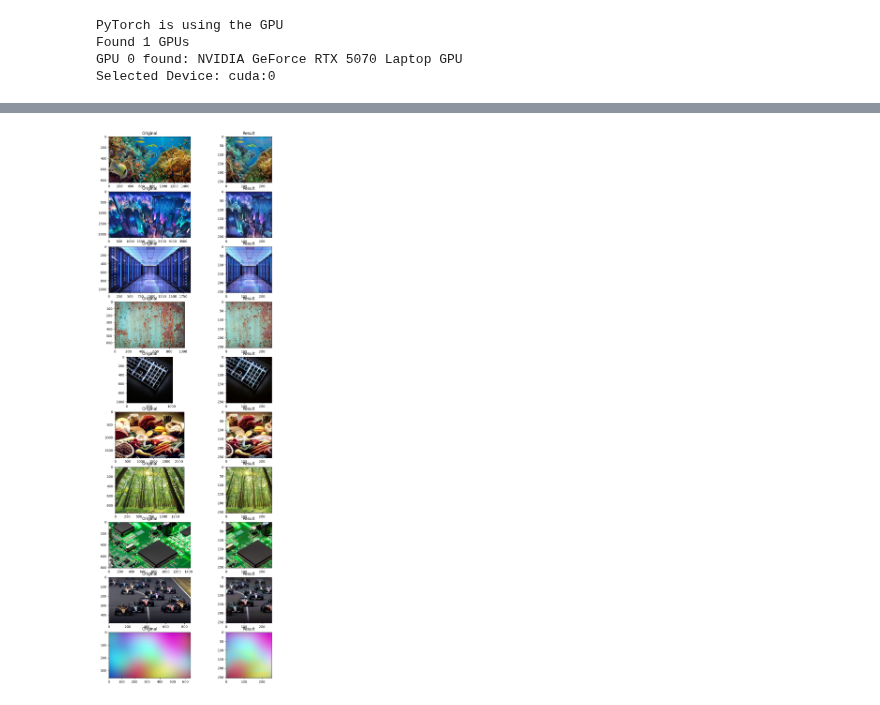
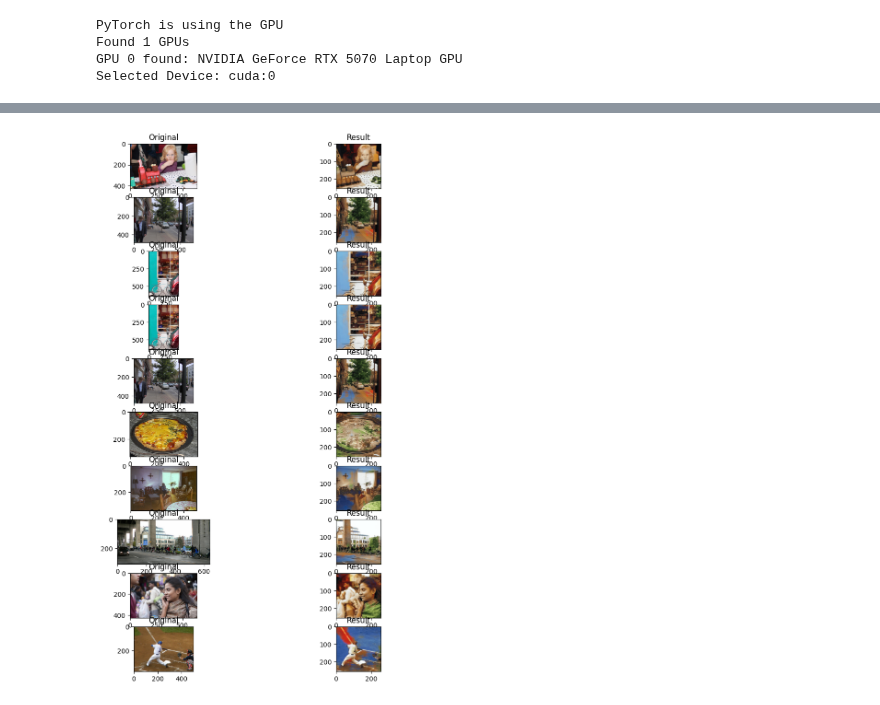
Before and after one commit to nkminion/Prism, a Jupyter notebook: Model.ipynb, the cells around one changed output, grey strips where cells are left out. Drawn from its saved outputs; the diff is of its cells as text; code cells hidden in the pictures.

```diff
--- a/Model.ipynb
+++ b/Model.ipynb
@@ -49,0 +33,9 @@ plt.imshow(LABImg[:,:,2],cmap='gray') #B
+# %%
+PriorProbs = np.load('PriorProbs.npy')
+Lambda = 0.5
+Q = 313.0
+SmotheredProbs = ((1.0-Lambda)*PriorProbs) + (Lambda/Q)
+Weights = 1.0/SmotheredProbs
+NormalisationFactor = np.sum(PriorProbs*Weights)
+Weights /= NormalisationFactor
+Weights = torch.from_numpy(Weights).float().squeeze().to(device)
@@ -159,0 +222,13 @@ Estimated Total Size (MB): 852.96
+# %%
+if os.path.exists('PrismModel.pth'):
+	print('Loaded previous session!')
+	Checkpoint = torch.load('PrismModel.pth')
+
+	model.load_state_dict(Checkpoint['ModelState'])
+	optimiser.load_state_dict(Checkpoint['OptimiserState'])
+	ImagesSeen = Checkpoint['ImagesSeen']
+	BestLoss = Checkpoint['BestLoss']
+else:
+	print('Starting new session')
+	ImagesSeen = 0
+	BestLoss = float('inf')
@@ -262,36 +363,48 @@ with torch.no_grad():
 # %%
+Buckets = torch.from_numpy(np.load('CoordBuckets.npy')).float().to(device)
+TestDirName = 'TestDataset'
+Temperature = 0.15
+
 plt.figure(figsize=(10,30))
+
+checkpoint = torch.load('PrismModel.pth')
+model.load_state_dict(checkpoint['ModelState'])
+model.eval()
 with torch.no_grad():
-	for ImgId,ImgName in enumerate(os.listdir(ImgDirName)):
-		ImgPath = os.path.join(ImgDirName,ImgName)
+	for ImgId,ImgName in enumerate(os.listdir(TestDirName)):
+		ImgPath = os.path.join(TestDirName,ImgName)
 		if os.path.isfile(ImgPath):
 			TestImg = cv2.imread(ImgPath)
 
 			h,w = TestImg.shape[:2]
 			if h<w:
 				nw = int(w*(256/h))
 				nh = 256
 			else:
 				nw = 256
 				nh = int(h*(256/w))
 
 			ResizedImg = cv2.resize(TestImg,(nw,nh),interpolation=cv2.INTER_AREA)
 			StartX = (nw-256)//2
 			StartY = (nh-256)//2
 			CroppedImg = ResizedImg[StartY:StartY+256,StartX:StartX+256]
 
 			TestLab = cv2.cvtColor(CroppedImg,cv2.COLOR_BGR2LAB)
 			TestInp = (torch.from_numpy(TestLab[:,:,0:1]).float()/255.0).permute(2,0,1).unsqueeze(0).to(device)
 			TestOut = model(TestInp)
+			Probs = torch.softmax(TestOut/Temperature,dim=1)
+			TestOut = torch.einsum('bchw,cd->bdhw',Probs,Buckets)
+			TestInp *= 255.0
+			TestOut += 128.0
 			TestResRaw = torch.concat((TestInp,TestOut),dim=1).squeeze(0).permute(1,2,0).cpu().detach().numpy()
-			TestResNorm = np.clip((TestResRaw*255.0),0,255).astype(np.uint8)
+			TestResNorm = np.clip(TestResRaw,0,255).astype(np.uint8)
 
-			plt.subplot(10,2,(2*ImgId+1))
+			plt.subplot(20,2,(2*ImgId+1))
 			plt.title('Original')
 			plt.imshow(cv2.cvtColor(TestImg,cv2.COLOR_BGR2RGB))
 
-			plt.subplot(10,2,(2*ImgId+2))
+			plt.subplot(20,2,(2*ImgId+2))
 			plt.title('Result')
 			plt.imshow(cv2.cvtColor(TestResNorm,cv2.COLOR_LAB2RGB))
 # %% [output]
-[figure, old version]
+[figure, new version]
```
Also changed, not shown: parts of 9 cells of this notebook, 4 other files.
